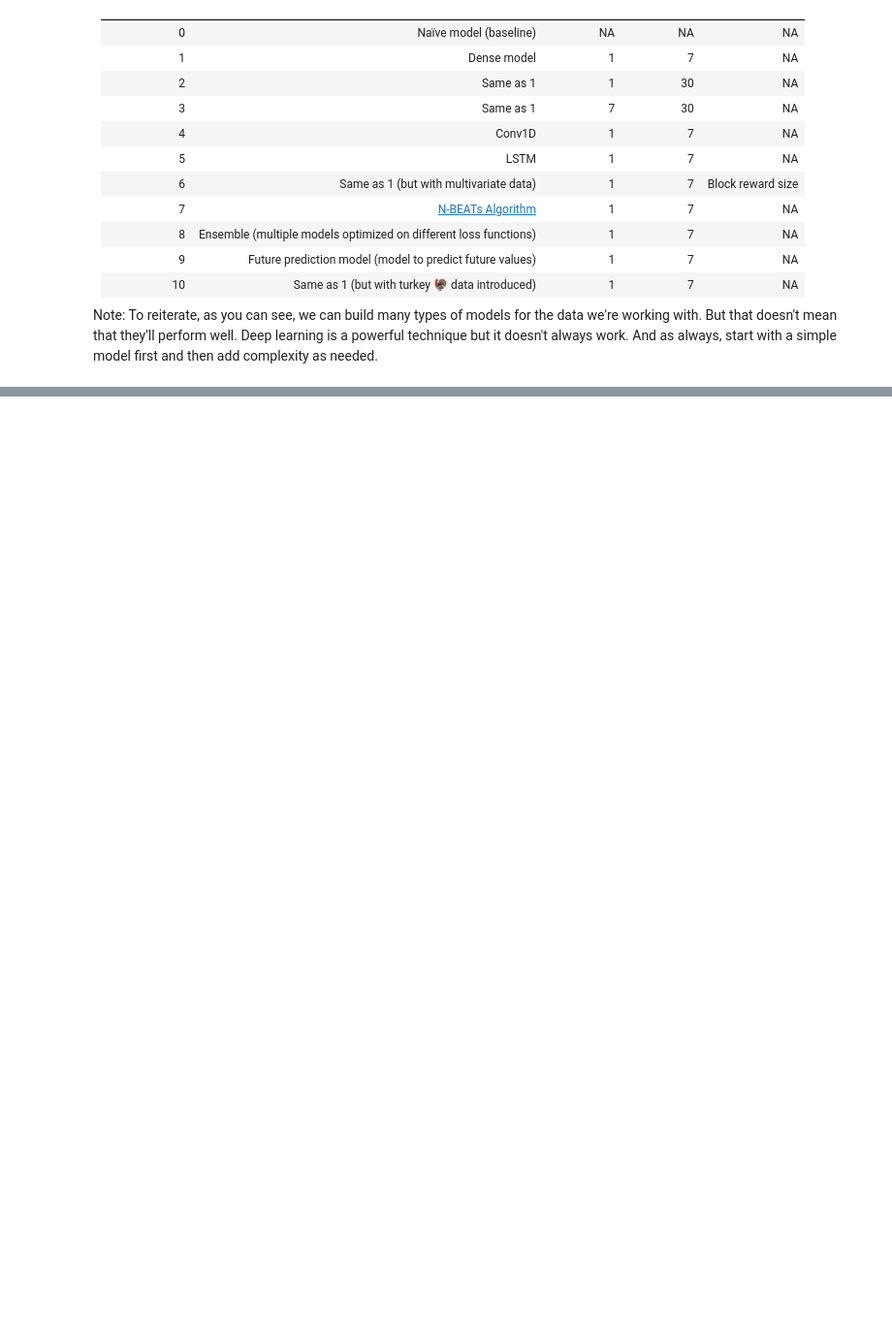
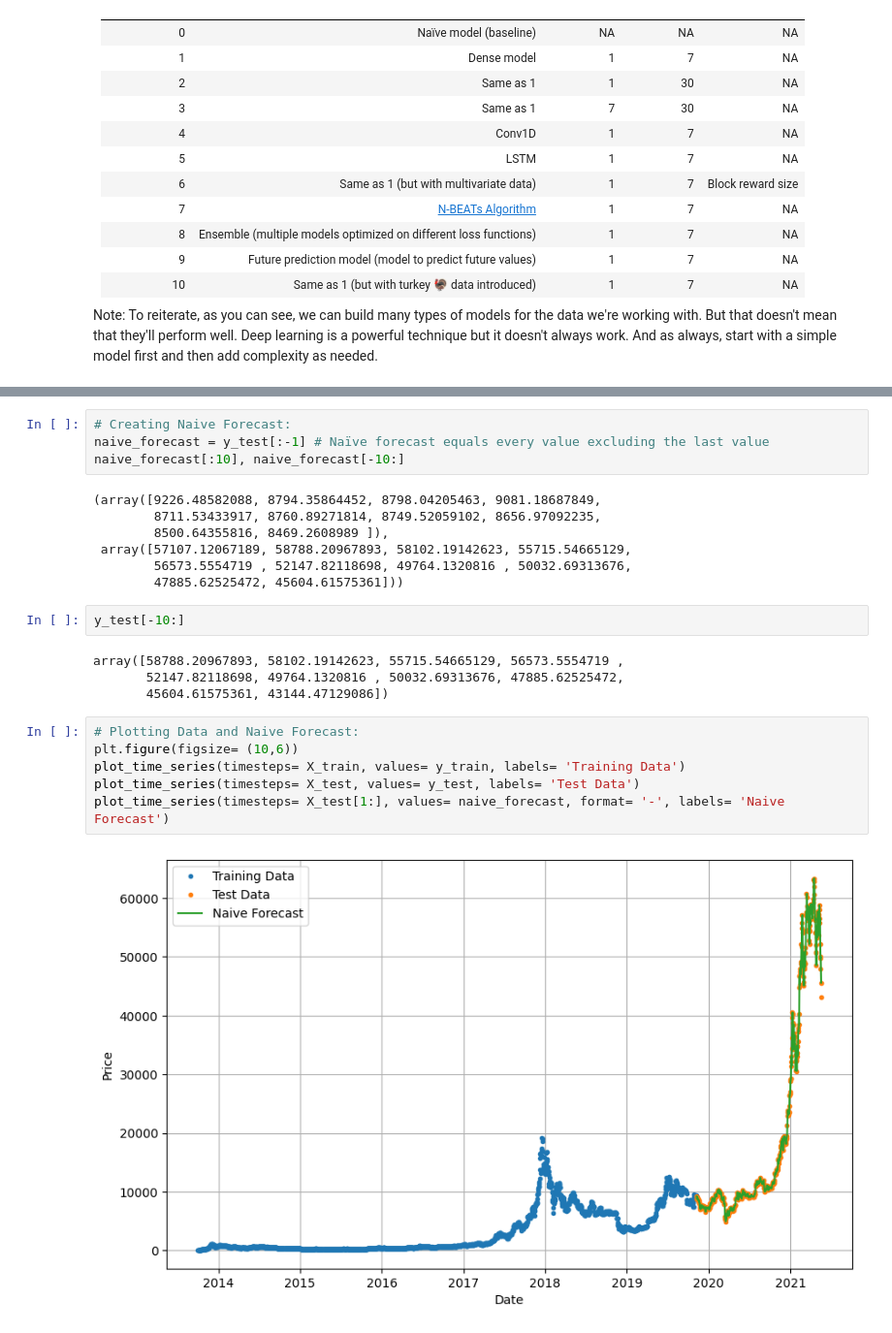
Before and after one commit to Shailya777/Learning-Logs, a Jupyter notebook: Time_Series_Analysis_and_Forecasting/Deep Learning for Time Series Modelling/01_Time_Series_Forecasting_Using_Tensorflow.ipynb, the cells around one changed output, grey strips where cells are left out. Shown at 97% size. Saved outputs shown, nothing was run; the diff lists cells and outputs as text; blank space fills up the shorter version.

Commit message:
Model 0: Naive Forecast

```diff
--- a/Time_Series_Analysis_and_Forecasting/Deep Learning for Time Series Modelling/01_Time_Series_Forecasting_Using_Tensorflow.ipynb
+++ b/Time_Series_Analysis_and_Forecasting/Deep Learning for Time Series Modelling/01_Time_Series_Forecasting_Using_Tensorflow.ipynb
@@ -445,0 +463,25 @@ Note: To reiterate, as you can see, we can build many types of models for the da
+# %%
+# Creating Naive Forecast:
+naive_forecast = y_test[:-1] # Naïve forecast equals every value excluding the last value
+naive_forecast[:10], naive_forecast[-10:]
+# %% [output]
+(array([9226.48582088, 8794.35864452, 8798.04205463, 9081.18687849,
+        8711.53433917, 8760.89271814, 8749.52059102, 8656.97092235,
+        8500.64355816, 8469.2608989 ]),
+ array([57107.12067189, 58788.20967893, 58102.19142623, 55715.54665129,
+        56573.5554719 , 52147.82118698, 49764.1320816 , 50032.69313676,
+        47885.62525472, 45604.61575361]))
+# %%
+y_test[-10:]
+# %% [output]
+array([58788.20967893, 58102.19142623, 55715.54665129, 56573.5554719 ,
+       52147.82118698, 49764.1320816 , 50032.69313676, 47885.62525472,
+       45604.61575361, 43144.47129086])
+# %%
+# Plotting Data and Naive Forecast:
+plt.figure(figsize= (10,6))
+plot_time_series(timesteps= X_train, values= y_train, labels= 'Training Data')
+plot_time_series(timesteps= X_test, values= y_test, labels= 'Test Data')
+plot_time_series(timesteps= X_test[1:], values= naive_forecast, format= '-', labels= 'Naive Forecast')
+# %% [output]
+[figure, added]
```
Also changed, not shown: parts of 2 cells of this notebook.
